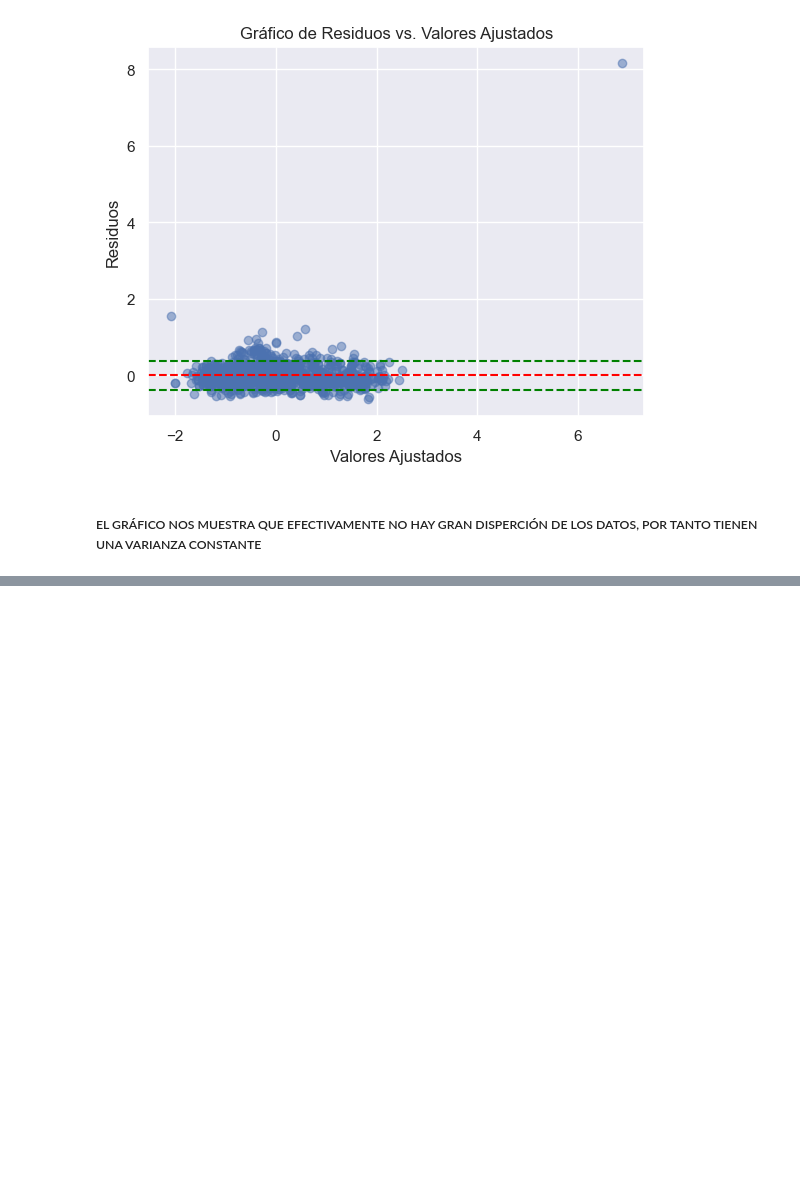
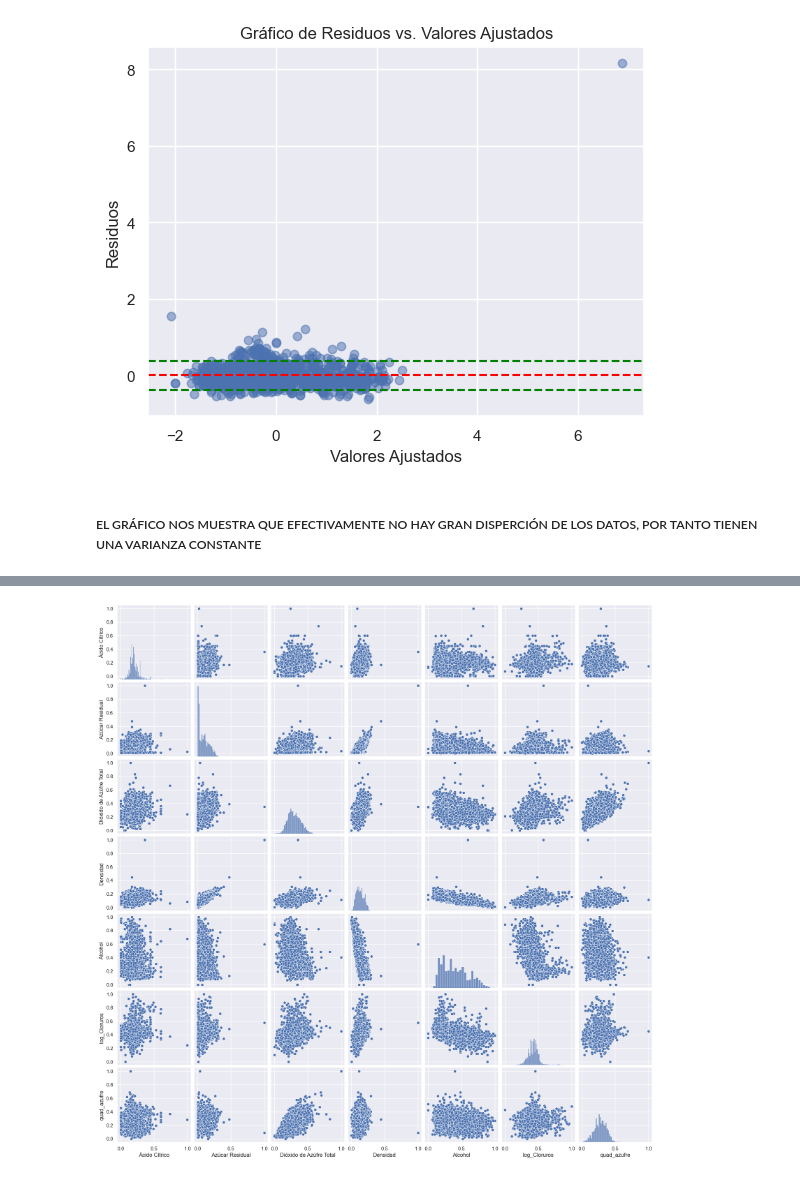
Before and after one commit to Daniel1martinez2/mcd-analisis-cuantitativo-evaluacion-1, a Jupyter notebook: punto_3.ipynb, the cells around one changed output, grey strips where cells are left out. Saved outputs shown, nothing was run; the diff lists cells and outputs as text; code cells hidden in the pictures; blank space fills up the shorter version.

```diff
--- a/punto_3.ipynb
+++ b/punto_3.ipynb
@@ -448,0 +515,8 @@ plt.show()
+# %%
+from sklearn.preprocessing import MinMaxScaler
+
+# Supongamos que wine es tu DataFrame
+scaler = MinMaxScaler()
+
+# Ajustar y transformar los datos
+wine_normalized = pd.DataFrame(scaler.fit_transform(wine), columns=wine.columns, index=wine.index)
@@ -448,0 +525,8 @@ plt.show()
+# %%
+wine_normalized.drop(columns=['Cloruros',
+                              'Dióxido de Azúfre Libre'], inplace=True)
+# %%
+sns.pairplot(wine_normalized)
+plt.show()
+# %% [output]
+[figure, added]
```
Also changed, not shown: parts of 32 cells of this notebook.
